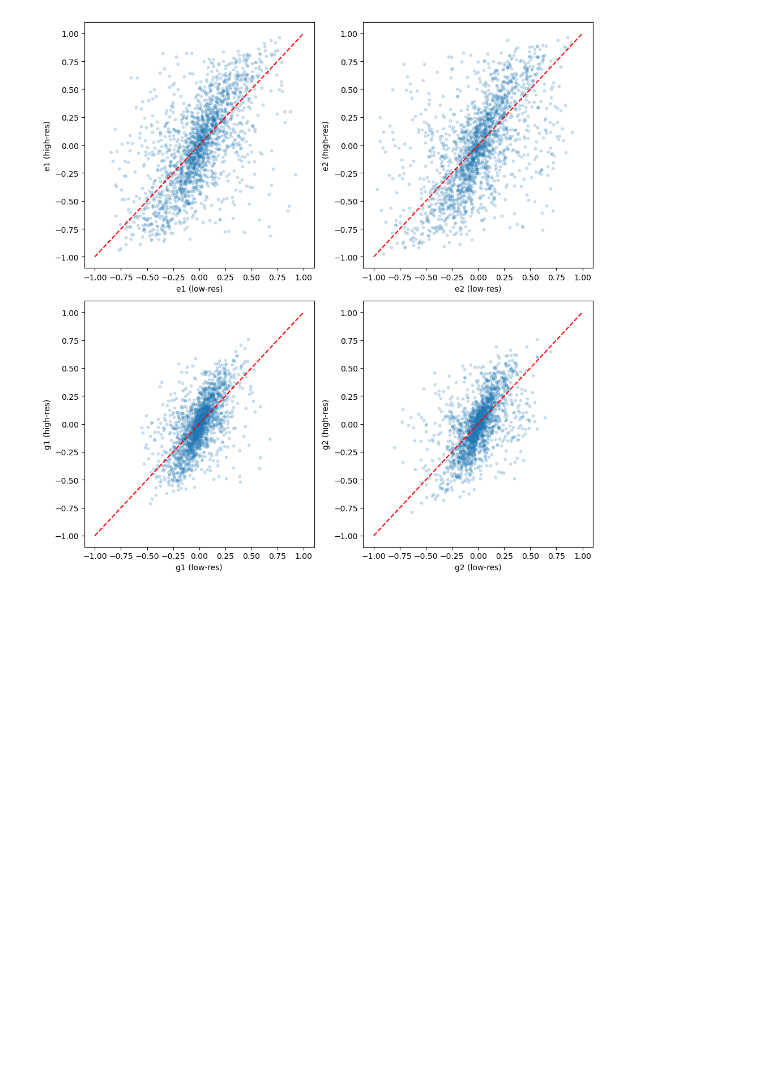
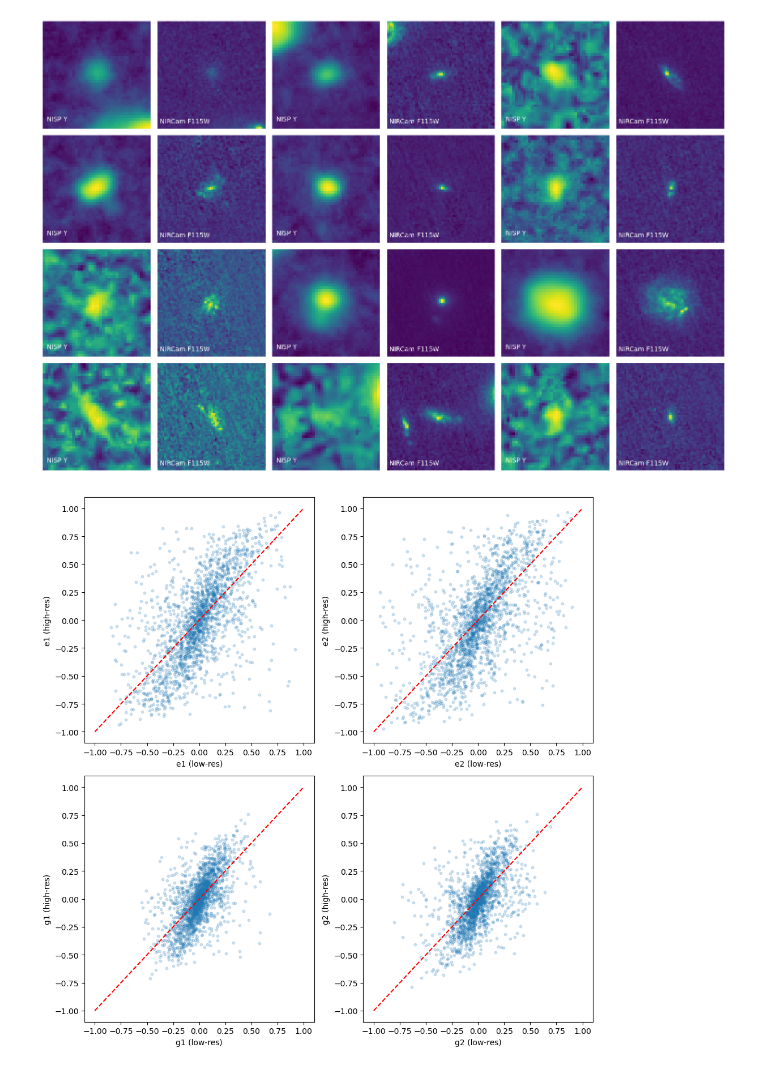
Before and after one commit to xoubish/superNISP, a Jupyter notebook: code/galsim_size.ipynb, the cells around one changed output. Saved outputs shown, nothing was run; the diff lists cells and outputs as text; code cells hidden in the pictures; blank space fills up the shorter version.

```diff
--- a/code/galsim_size.ipynb
+++ b/code/galsim_size.ipynb
@@ -56,3 +56,45 @@ plt.show()
+# %%
+import numpy as np
+import h5py
+import matplotlib.pyplot as plt
+import galsim
+
+n_pairs = 12  # 12 pairs total (i.e., 24 images)
+fig, axs = plt.subplots(4, 6, figsize=(15, 10))  # 4 rows, 6 columns (3 pairs per row)
+
+with h5py.File('../data/Nircam_train_cosmos.hdf5', 'r', swmr=True) as hr_hdf5, \
+     h5py.File('../data/Nisp_train_cosmos.hdf5', 'r', swmr=True) as lr_hdf5:
+
+    for i in range(n_pairs):
+        randind = np.random.randint(len(hr_hdf5["train_img"]))
+
+        # Load low-res (NISP Y)
+        lr_image = lr_hdf5["train_img"][randind, ...]
+        lr_galsim = galsim.ImageF(40, 40)
+        lr_galsim.array = lr_image[0, :, :]
+
+        # Load high-res (NIRCam F115W)
+        hr_image = hr_hdf5["train_img"][randind, ...]
+        hr_galsim = galsim.ImageF(66, 66)
+        hr_galsim.array = hr_image[0, :, :]
+
+        row = i // 3
+        col_offset = (i % 3) * 2  # 0, 2, 4
+
+        # Plot NISP Y
+        axs[row, col_offset].imshow(lr_galsim.array, origin='lower')
+        axs[row, col_offset].axis('off')
+        axs[row, col_offset].text(1, 2, "NISP Y", color='white', fontsize=10, ha='left', va='bottom')
+
+        # Plot NIRCam F115W
+        axs[row, col_offset + 1].imshow(hr_galsim.array, origin='lower')
+        axs[row, col_offset + 1].axis('off')
+        axs[row, col_offset + 1].text(1, 2, "NIRCam F115W", color='white', fontsize=10, ha='left', va='bottom')
+
+plt.tight_layout()
+plt.savefig('cosmos_examples.png')
+# %% [output]
+[figure, added]
 # %%
 import numpy as np
 import h5py
```
Also changed, not shown: parts of 2 cells of this notebook, 5 other files.
